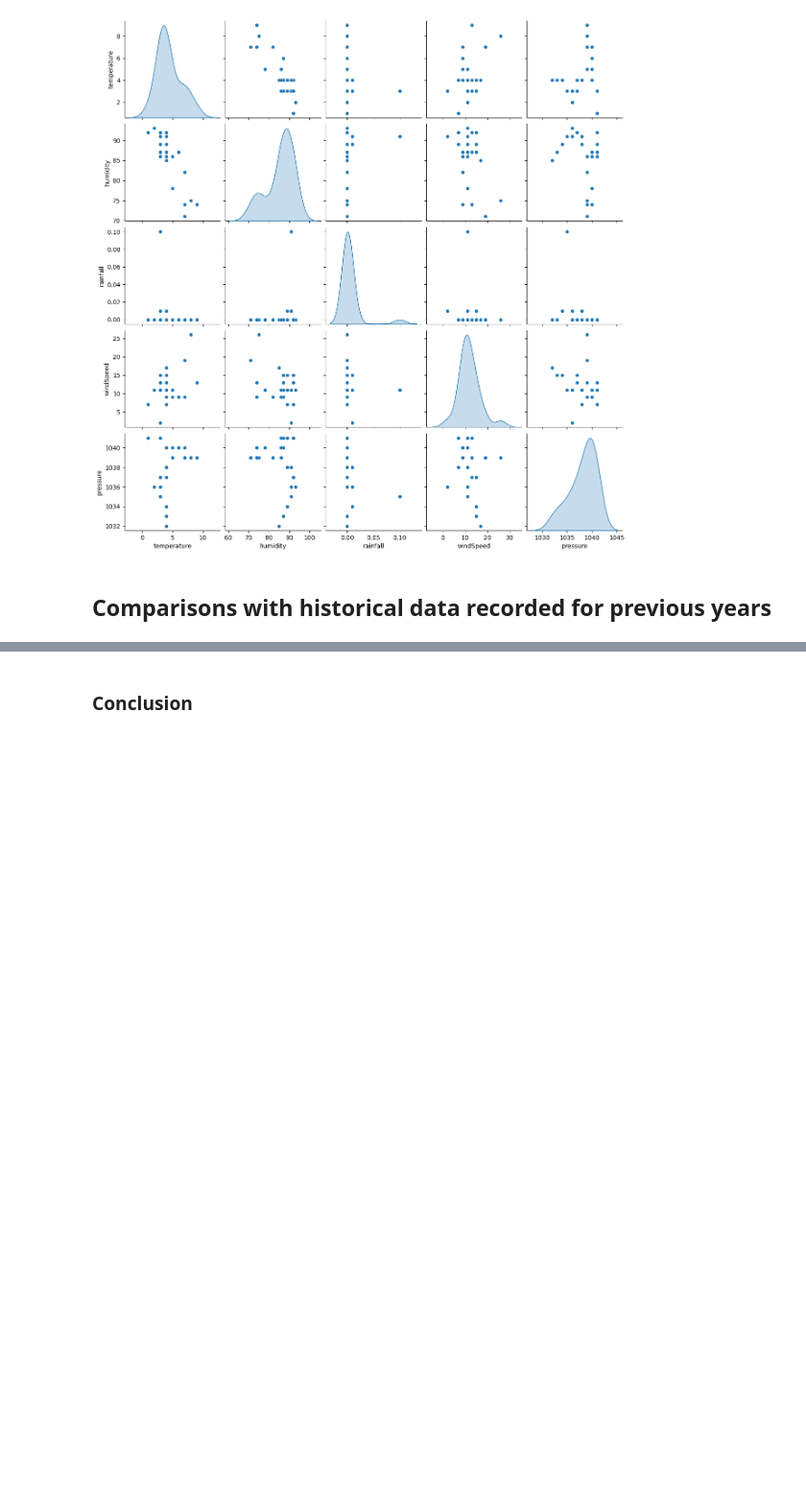
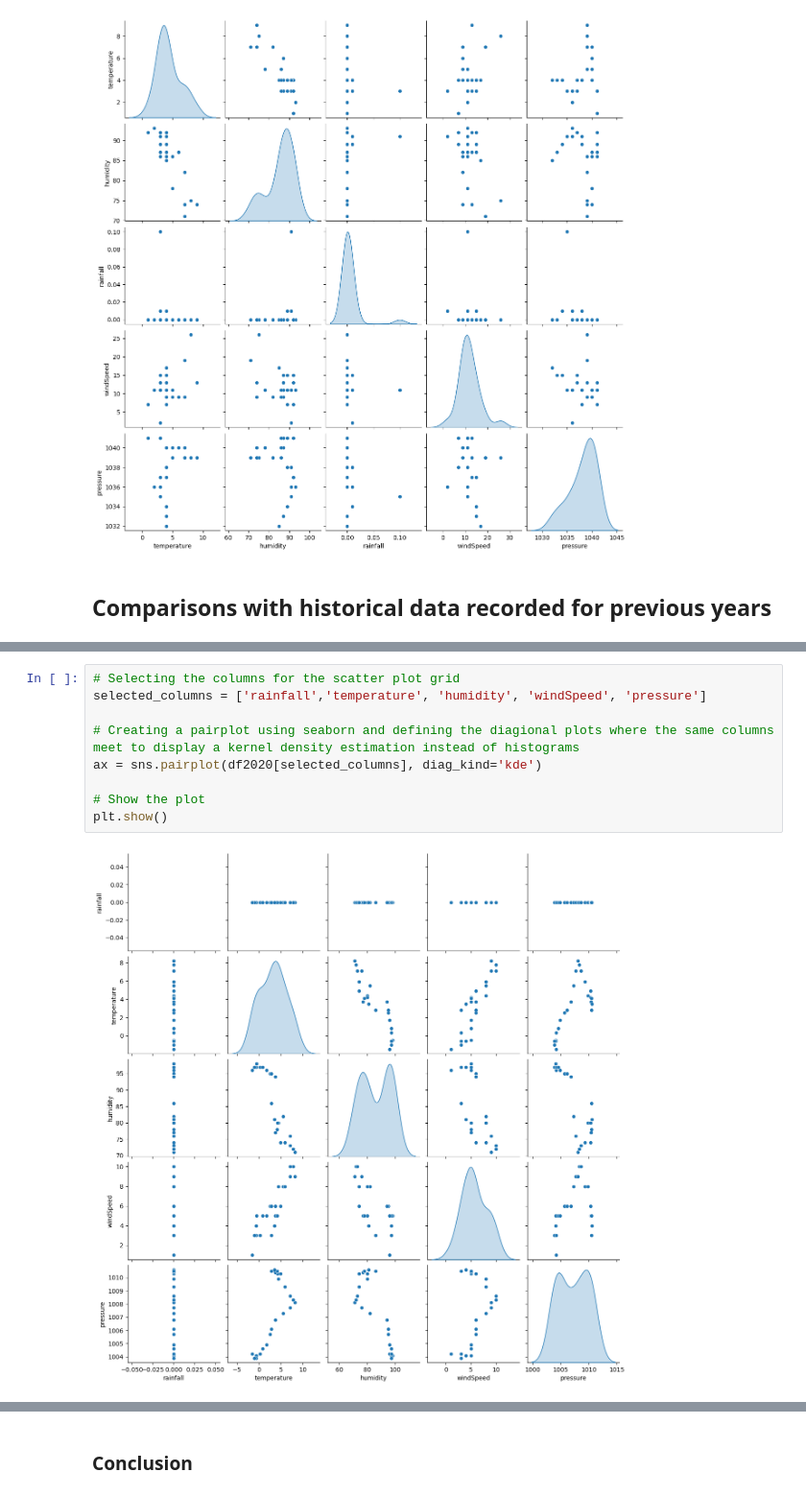
Before and after one commit to Ange-Dvs/computer_infrastructure_assessment, a Jupyter notebook: weather.ipynb, the cells around one changed output, grey strips where cells are left out. Shown at 96% size. Saved outputs shown, nothing was run; the diff lists cells and outputs as text; blank space fills up the shorter version.

```diff
--- a/weather.ipynb
+++ b/weather.ipynb
@@ -503,0 +517,11 @@ Data type per column:
+# %%
+# Selecting the columns for the scatter plot grid
+selected_columns = ['rainfall','temperature', 'humidity', 'windSpeed', 'pressure']
+
+# Creating a pairplot using seaborn and defining the diagional plots where the same columns meet to display a kernel density estimation instead of histograms
+ax = sns.pairplot(df2020[selected_columns], diag_kind='kde')
+
+# Show the plot
+plt.show()
+# %% [output]
+[figure, added]
```
Also changed, not shown: parts of 7 cells of this notebook, 4 other files.
